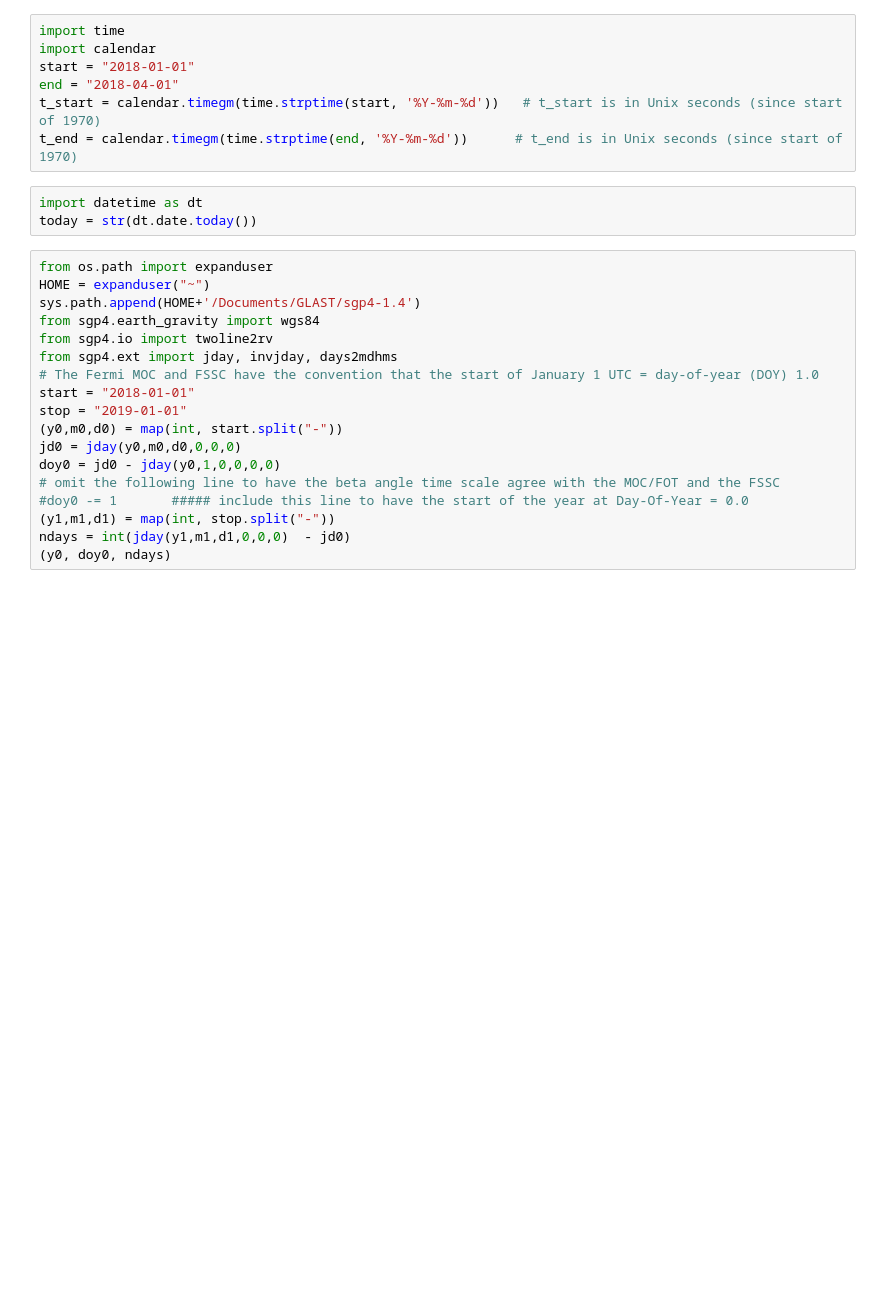
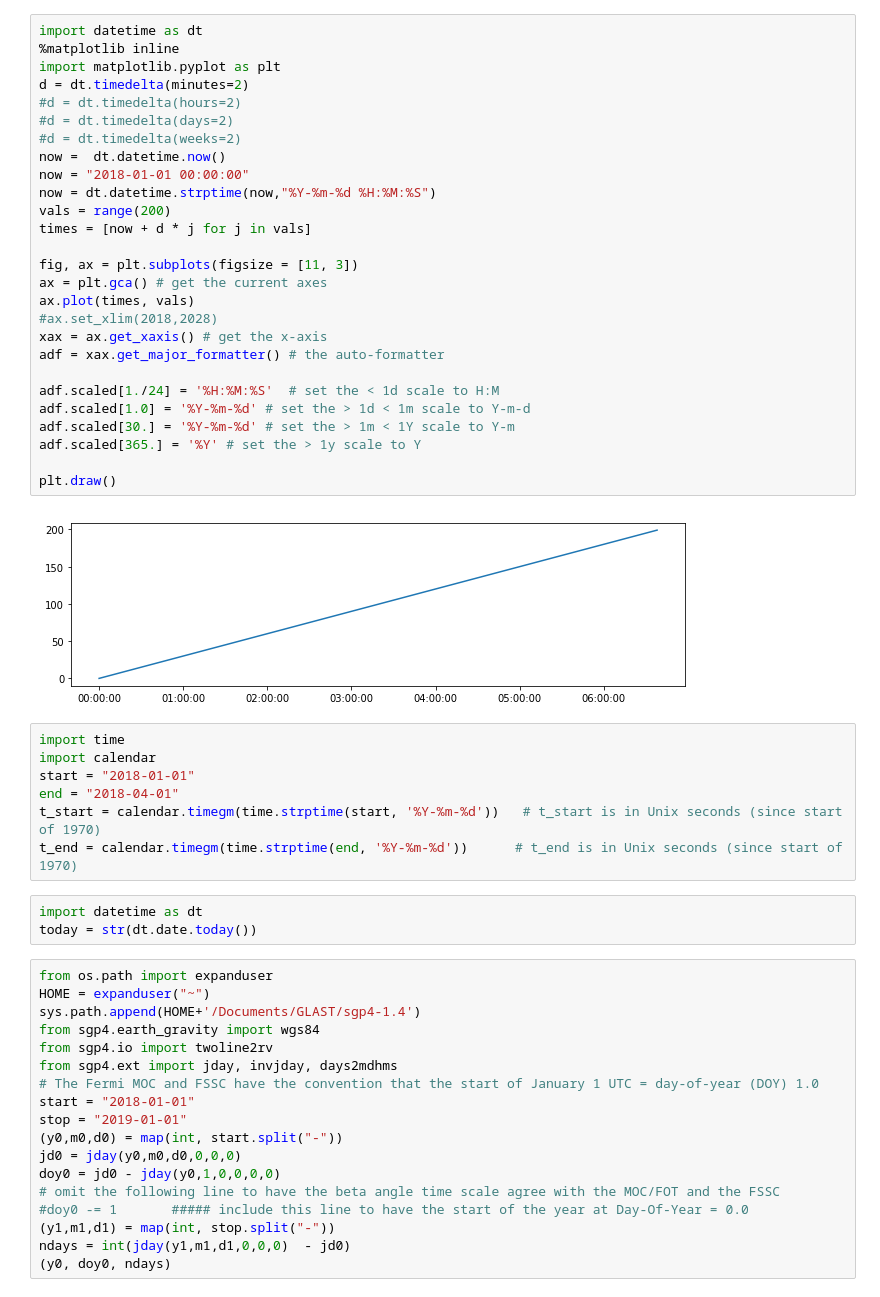
Before and after one commit to rac101/LATmetrics, a Jupyter notebook: Date-Time-Methods.ipynb, the cells around one changed output. Drawn from its saved outputs; the diff is of its cells as text; blank space fills up the shorter version.

Commit message:
a couple of improved notebooks on LAT data latency plots and LTC plots

```diff
--- a/Date-Time-Methods.ipynb
+++ b/Date-Time-Methods.ipynb
@@ -1,3 +13,32 @@
+# %%
+import datetime as dt
+%matplotlib inline
+import matplotlib.pyplot as plt
+d = dt.timedelta(minutes=2)
+#d = dt.timedelta(hours=2)
+#d = dt.timedelta(days=2)
+#d = dt.timedelta(weeks=2)
+now =  dt.datetime.now()
+now = "2018-01-01 00:00:00"
+now = dt.datetime.strptime(now,"%Y-%m-%d %H:%M:%S")
+vals = range(200)
+times = [now + d * j for j in vals]
+
+fig, ax = plt.subplots(figsize = [11, 3])
+ax = plt.gca() # get the current axes
+ax.plot(times, vals)
+#ax.set_xlim(2018,2028)
+xax = ax.get_xaxis() # get the x-axis
+adf = xax.get_major_formatter() # the auto-formatter
+
+adf.scaled[1./24] = '%H:%M:%S'  # set the < 1d scale to H:M
+adf.scaled[1.0] = '%Y-%m-%d' # set the > 1d < 1m scale to Y-m-d
+adf.scaled[30.] = '%Y-%m-%d' # set the > 1m < 1Y scale to Y-m
+adf.scaled[365.] = '%Y' # set the > 1y scale to Y
+
+plt.draw()
+# %% [output]
+[figure, added]
 # %%
 import time
 import calendar
```
Also changed, not shown: parts of 1 cell of this notebook, 2 other files.
